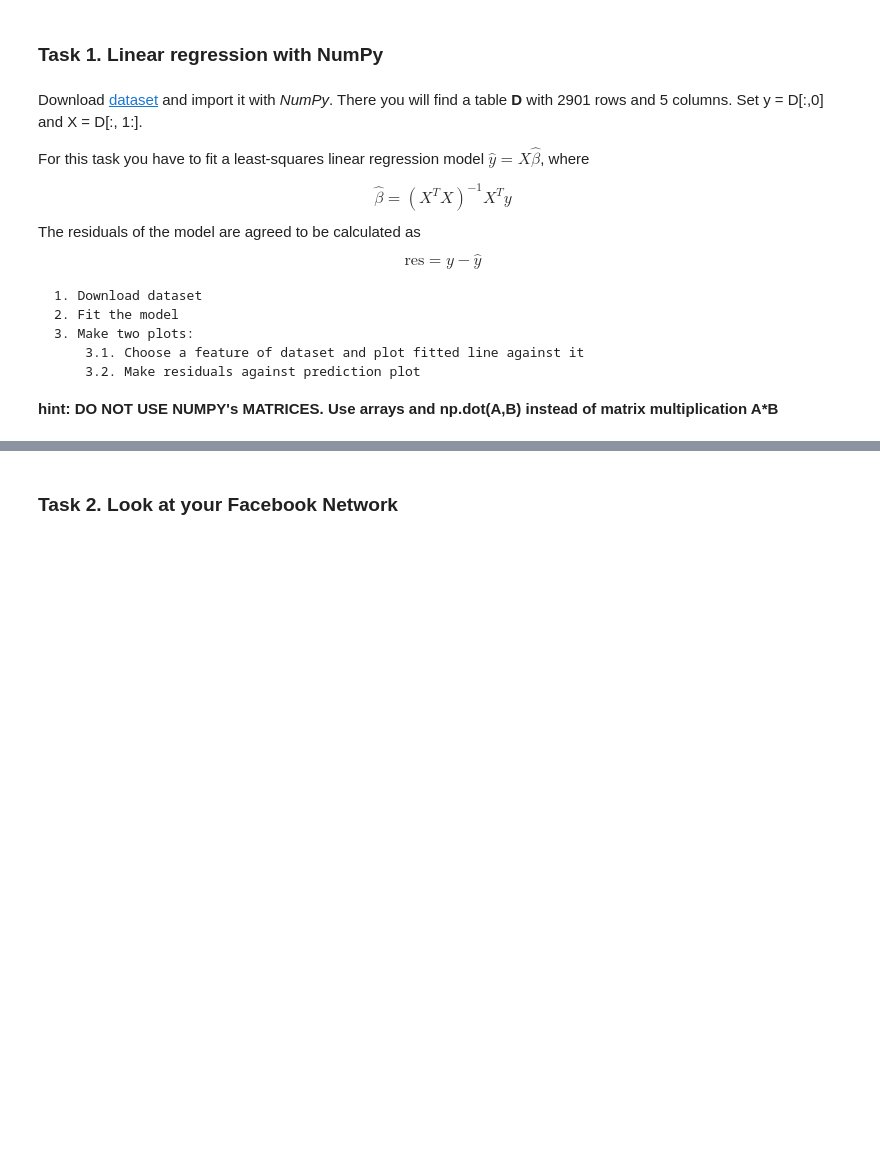
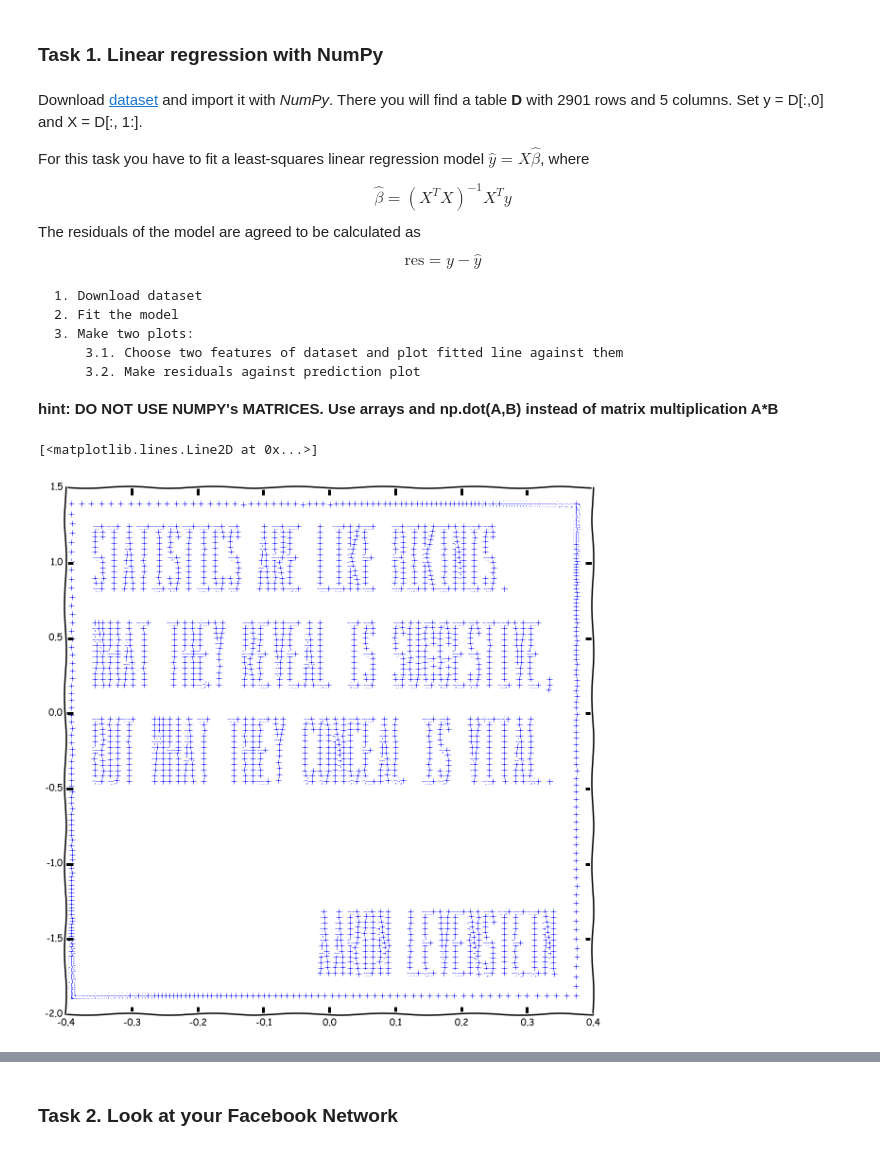
Before and after one commit to shestakoff/social_ntwks, a Jupyter notebook: setting_envrmt.ipynb, the cells around one changed output, grey strips where cells are left out. Saved outputs shown, nothing was run; the diff lists cells and outputs as text; code cells hidden in the pictures; blank space fills up the shorter version.

```diff
--- a/setting_envrmt.ipynb
+++ b/setting_envrmt.ipynb
@@ -141,7 +141,7 @@ $$ \text{res} = y - \hat{y} $$
     1. Download dataset
     2. Fit the model
     3. Make two plots:
-        3.1. Choose a feature of dataset and plot fitted line against it
+        3.1. Choose two features of dataset and plot fitted line against them
         3.2. Make residuals against prediction plot
 
 __hint: DO NOT USE NUMPY's MATRICES. Use arrays and np.dot(A,B) instead of matrix multiplication A*B__
@@ -152,0 +148,26 @@ __hint: DO NOT USE NUMPY's MATRICES. Use arrays and np.dot(A,B) instead of matri
+# %%
+# Write your code here
+#
+#
+#
+
+# load data
+D = np.loadtxt('bikinis.txt')
+y = D[:,0]
+X = D[:,1:]
+
+# Find regression coefs
+Beta = np.dot(np.dot(np.linalg.inv(np.dot(X.T, X)), X.T), y)
+
+# Make predictions
+yt = X.dot(Beta)
+
+# Calculate residuals
+res = y - yt
+# %%
+# Plot <resuduals against preditions>
+plt.figure(figsize=(10,10))
+plt.plot(yt, res, '+b')
+# %% [output]
+[<matplotlib.lines.Line2D at 0x...>]
+[figure, added]
```
Also changed, not shown: parts of 12 cells of this notebook.
